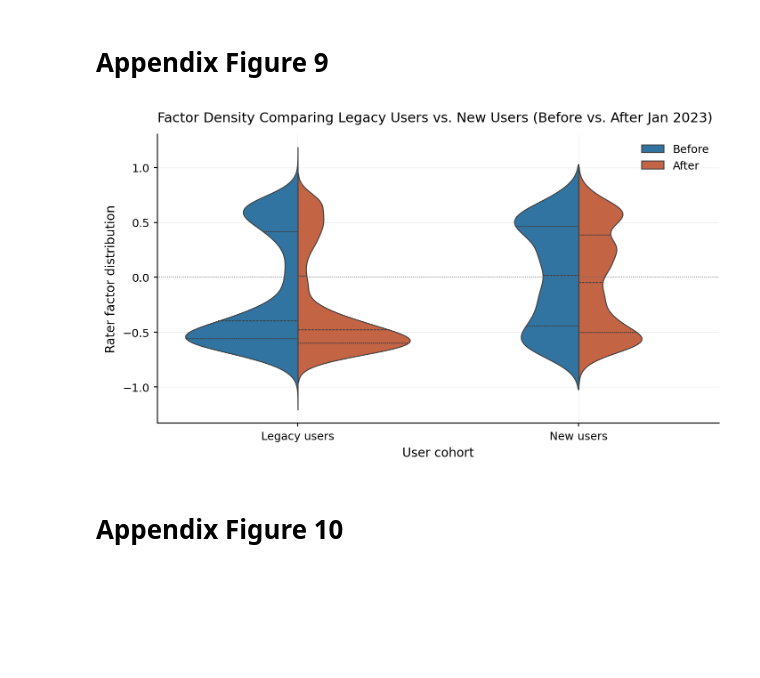
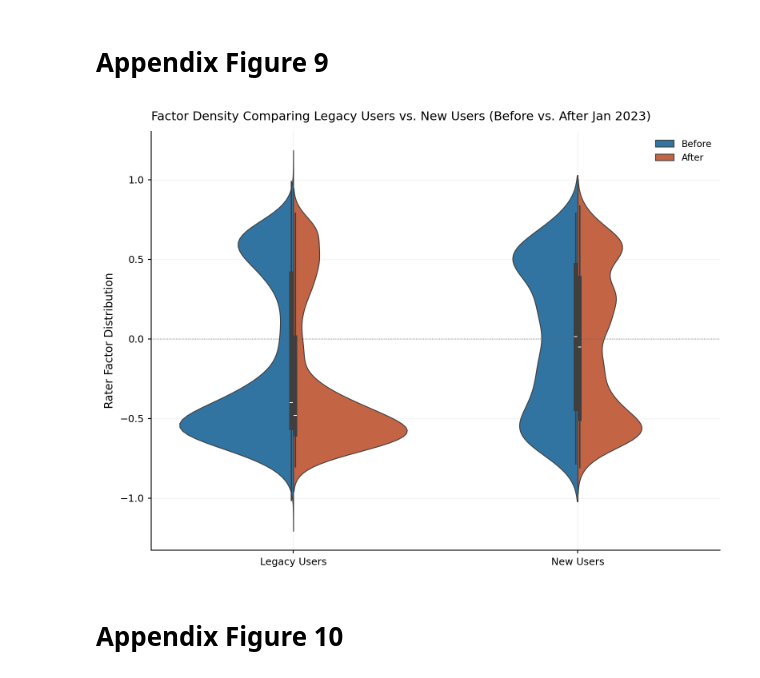
Before and after one commit to karihug/commnotes-analysis, a Jupyter notebook: analysis/appendix_analysis.ipynb, the cells around one changed output. Cells and saved outputs as stored; diff of their text form; code cells hidden in the pictures; blank space fills up the shorter version.

Commit message:
updated plotting code and readme

```diff
--- a/analysis/appendix_analysis.ipynb
+++ b/analysis/appendix_analysis.ipynb
@@ -451,55 +451,67 @@ New mean factor_shift:    0.003234 (n=218)
 # %% [markdown]
 # Appendix Figure 9
 # %%
-rater_df_legacy = rater_df[rater_df['raterParticipantId'].isin(legacy_users)].copy()
-rater_df_new = rater_df[rater_df['raterParticipantId'].isin(new_users)].copy()
+rater_df_legacy = rater_df[rater_df["raterParticipantId"].isin(legacy_users)].copy()
+rater_df_new = rater_df[rater_df["raterParticipantId"].isin(new_users)].copy()
 
 date_col = "week_dt"
 cutoff = pd.Timestamp("2023-01-01")
 
+# ensure datetime
 rater_df_legacy[date_col] = pd.to_datetime(rater_df_legacy[date_col])
 rater_df_new[date_col] = pd.to_datetime(rater_df_new[date_col])
 
-rater_df_legacy["Cohort"] = "Legacy users"
-rater_df_new["Cohort"] = "New users"
-rater_df_legacy["Period"] = np.where(rater_df_legacy[date_col] < cutoff, "Before", "After")
-rater_df_new["Period"] = np.where(rater_df_new[date_col] < cutoff, "Before", "After")
+# add labels
+rater_df_legacy["Cohort"] = "Legacy Users"
+rater_df_new["Cohort"] = "New Users"
+
+rater_df_legacy["Period"] = pd.Series(pd.NA, index=rater_df_legacy.index)
+rater_df_new["Period"] = pd.Series(pd.NA, index=rater_df_new.index)
+
+rater_df_legacy["Period"] = (rater_df_legacy[date_col] < cutoff).map(
+    {True: "Before", False: "After"}
+)
+rater_df_new["Period"] = (rater_df_new[date_col] < cutoff).map(
+    {True: "Before", False: "After"}
+)
 
 rater_df_cohort = pd.concat(
     [
         rater_df_legacy[["Cohort", "Period", "raterFactor1"]],
         rater_df_new[["Cohort", "Period", "raterFactor1"]],
     ],
     ignore_index=True,
 ).dropna(subset=["raterFactor1", "Period"])
 
 apply_publication_style()
-fig, ax = plt.subplots(figsize=(7.2, 4.2))
+fig, ax = plt.subplots(figsize=(8, 6))
+
 sns.violinplot(
     data=rater_df_cohort,
     x="Cohort",
     y="raterFactor1",
     hue="Period",
     split=True,
-    inner="quartile",
+    inner="box",
     palette=[_C_BLUE, _C_ORANGE],
     linewidth=0.8,
     ax=ax,
 )
 
 ax.axhline(0, color=_C_ZERO, linewidth=0.6, linestyle=":", zorder=1)
-ax.legend(frameon=False, fontsize=_FONT_LEGEND, loc="upper right", title=None)
+ax.legend(frameon=False, fontsize="small", loc="upper right", title=None)
+
 _setup_ax(ax)
 _finalize(
     fig,
     ax,
-    xlabel="User cohort",
-    ylabel="Rater factor distribution",
+    xlabel="",
+    ylabel="Rater Factor Distribution",
     title="Factor Density Comparing Legacy Users vs. New Users (Before vs. After Jan 2023)",
-    save_path="/accounts/projects/jchayes/commnotes/commnotes-analysis/figures/appendix",
+    save_path="/accounts/projects/jchayes/commnotes/commnotes-analysis/figures/appendix/rater_factor_violin_plot_2022.png",
 )
 # %% [output]
-[figure, old version]
+[figure, new version]
 # %% [markdown]
 # Appendix Figure 10
 # %%
```
Also changed, not shown: parts of 18 cells of this notebook, 3 other files.
